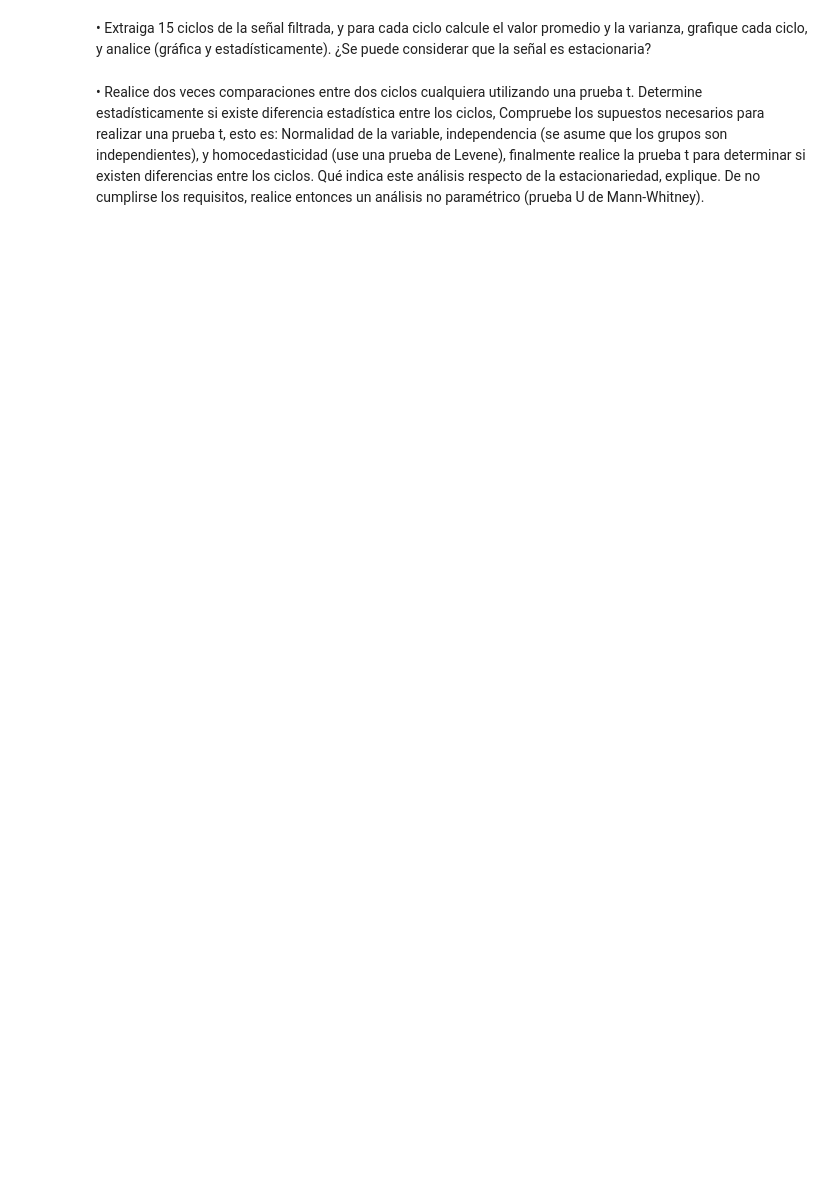
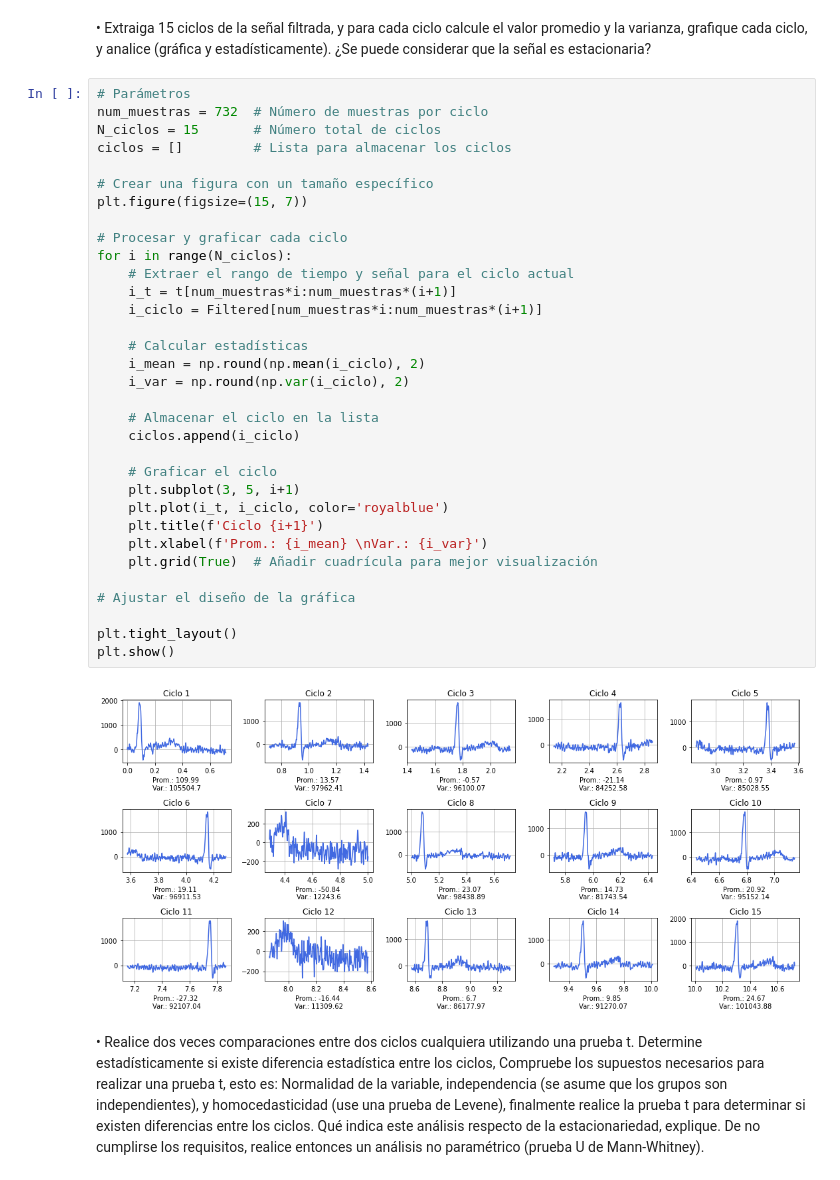
Before and after one commit to LuEnciso21/BIOSENALES24II, a Jupyter notebook: Practica3/P3_Python_LuisaEnciso_JaderChingal.ipynb, the cells around one changed output. Cells and saved outputs as stored; diff of their text form; blank space fills up the shorter version.

```diff
--- a/Practica3/P3_Python_LuisaEnciso_JaderChingal.ipynb
+++ b/Practica3/P3_Python_LuisaEnciso_JaderChingal.ipynb
@@ -109,4 +171,39 @@ La señal sin filtrar muestra un comportamiento típico de un registro de ECG, c
 # %% [markdown]
 •	Extraiga 15 ciclos de la señal filtrada, y para cada ciclo calcule el valor promedio y la varianza, grafique cada ciclo, y analice (gráfica y estadísticamente). ¿Se puede considerar que la señal es estacionaria?
+# %%
+# Parámetros
+num_muestras = 732  # Número de muestras por ciclo
+N_ciclos = 15       # Número total de ciclos
+ciclos = []         # Lista para almacenar los ciclos
+
+# Crear una figura con un tamaño específico
+plt.figure(figsize=(15, 7))
+
+# Procesar y graficar cada ciclo
+for i in range(N_ciclos):
+    # Extraer el rango de tiempo y señal para el ciclo actual
+    i_t = t[num_muestras*i:num_muestras*(i+1)]
+    i_ciclo = Filtered[num_muestras*i:num_muestras*(i+1)]
+
+    # Calcular estadísticas
+    i_mean = np.round(np.mean(i_ciclo), 2)
+    i_var = np.round(np.var(i_ciclo), 2)
+
+    # Almacenar el ciclo en la lista
+    ciclos.append(i_ciclo)
+
+    # Graficar el ciclo
+    plt.subplot(3, 5, i+1)
+    plt.plot(i_t, i_ciclo, color='royalblue')
+    plt.title(f'Ciclo {i+1}')
+    plt.xlabel(f'Prom.: {i_mean} \nVar.: {i_var}')
+    plt.grid(True)  # Añadir cuadrícula para mejor visualización
+
+# Ajustar el diseño de la gráfica
+
+plt.tight_layout()
+plt.show()
+# %% [output]
+[figure, added]
 # %% [markdown]
 •	Realice dos veces comparaciones entre dos ciclos cualquiera utilizando una prueba t. Determine estadísticamente si existe diferencia estadística entre los ciclos, Compruebe los supuestos necesarios para realizar una prueba t, esto es: Normalidad de la variable, independencia (se asume que los grupos son independientes), y homocedasticidad (use una prueba de Levene), finalmente realice la prueba t para determinar si existen diferencias entre los ciclos. Qué indica este análisis respecto de la estacionariedad, explique. De no cumplirse los requisitos, realice entonces un análisis no paramétrico (prueba U de Mann-Whitney).
```
Also changed, not shown: parts of 9 cells of this notebook.
